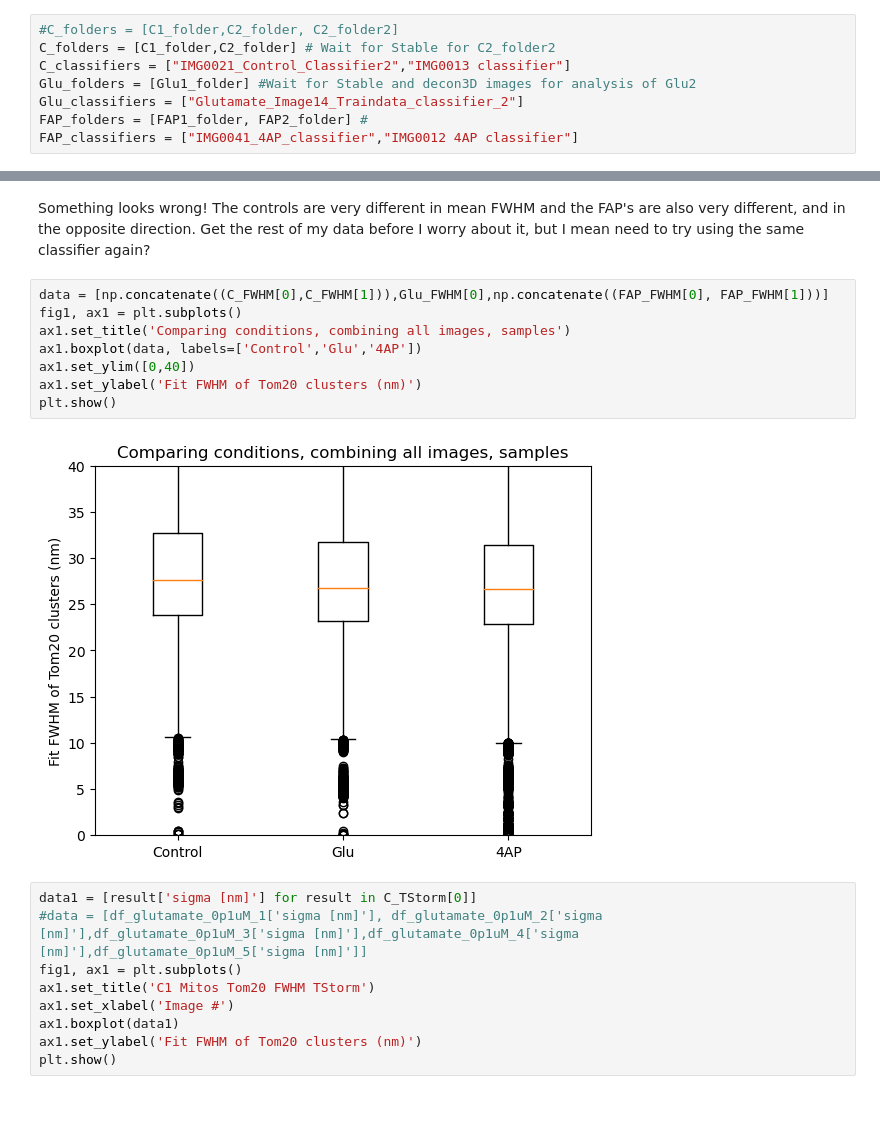
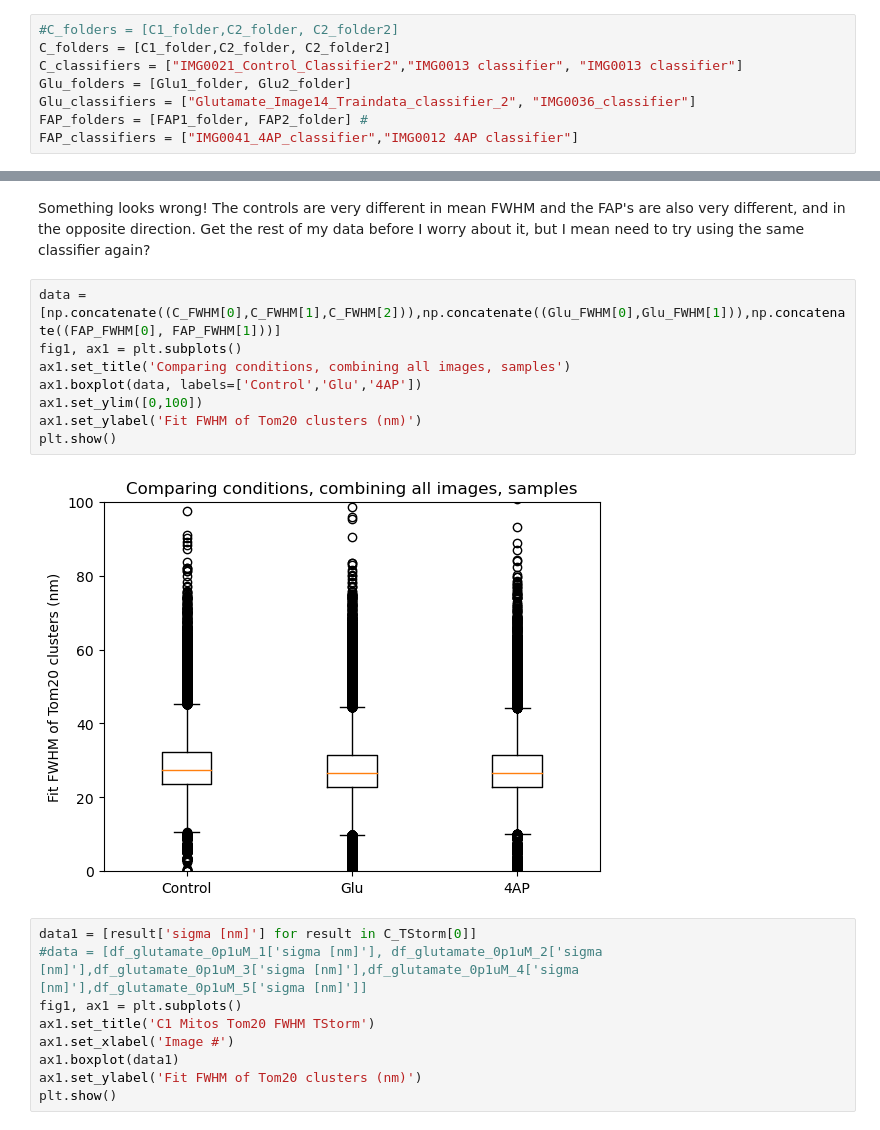
Before and after one commit to stephmeyer/STEDMitosActivity, a Jupyter notebook: Mitos_spot_analysis.ipynb, the cells around one changed output, grey strips where cells are left out. Cells and saved outputs as stored; diff of their text form.

```diff
--- a/Mitos_spot_analysis.ipynb
+++ b/Mitos_spot_analysis.ipynb
@@ -65,9 +67,9 @@ FAP2_folder = "/Users/Stephanie/Library/CloudStorage/OneDrive-TheUniversityofCol
 # %%
 #C_folders = [C1_folder,C2_folder, C2_folder2]
-C_folders = [C1_folder,C2_folder] # Wait for Stable for C2_folder2
-C_classifiers = ["IMG0021_Control_Classifier2","IMG0013 classifier"]
-Glu_folders = [Glu1_folder] #Wait for Stable and decon3D images for analysis of Glu2
-Glu_classifiers = ["Glutamate_Image14_Traindata_classifier_2"]
+C_folders = [C1_folder,C2_folder, C2_folder2]
+C_classifiers = ["IMG0021_Control_Classifier2","IMG0013 classifier", "IMG0013 classifier"]
+Glu_folders = [Glu1_folder, Glu2_folder]
+Glu_classifiers = ["Glutamate_Image14_Traindata_classifier_2", "IMG0036_classifier"]
 FAP_folders = [FAP1_folder, FAP2_folder] #
 FAP_classifiers = ["IMG0041_4AP_classifier","IMG0012 4AP classifier"]
 # %%
@@ -211,15 +243,15 @@ plt.show()
 # %% [markdown]
 Something looks wrong!  The controls are very different in mean FWHM and the FAP's are also very different, and in the opposite direction.  Get the rest of my data before I worry about it, but I mean need to try using the same classifier again?
 # %%
-data = [np.concatenate((C_FWHM[0],C_FWHM[1])),Glu_FWHM[0],np.concatenate((FAP_FWHM[0], FAP_FWHM[1]))]
+data = [np.concatenate((C_FWHM[0],C_FWHM[1],C_FWHM[2])),np.concatenate((Glu_FWHM[0],Glu_FWHM[1])),np.concatenate((FAP_FWHM[0], FAP_FWHM[1]))]
 fig1, ax1 = plt.subplots()
 ax1.set_title('Comparing conditions, combining all images, samples')
 ax1.boxplot(data, labels=['Control','Glu','4AP'])
-ax1.set_ylim([0,40])
+ax1.set_ylim([0,100])
 ax1.set_ylabel('Fit FWHM of Tom20 clusters (nm)')
 plt.show()
 # %% [output]
-[figure, old version]
+[figure, new version]
 # %%
 data1 = [result['sigma [nm]'] for result in C_TStorm[0]]
 #data = [df_glutamate_0p1uM_1['sigma [nm]'], df_glutamate_0p1uM_2['sigma [nm]'],df_glutamate_0p1uM_3['sigma [nm]'],df_glutamate_0p1uM_4['sigma [nm]'],df_glutamate_0p1uM_5['sigma [nm]']]
```
Also changed, not shown: parts of 43 cells of this notebook.
